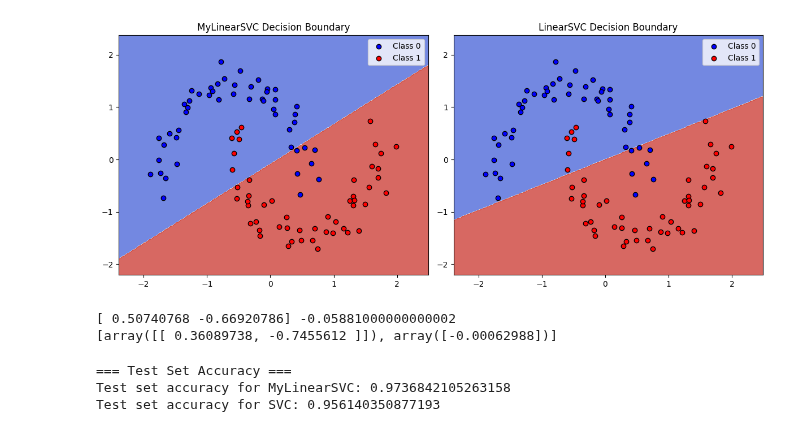
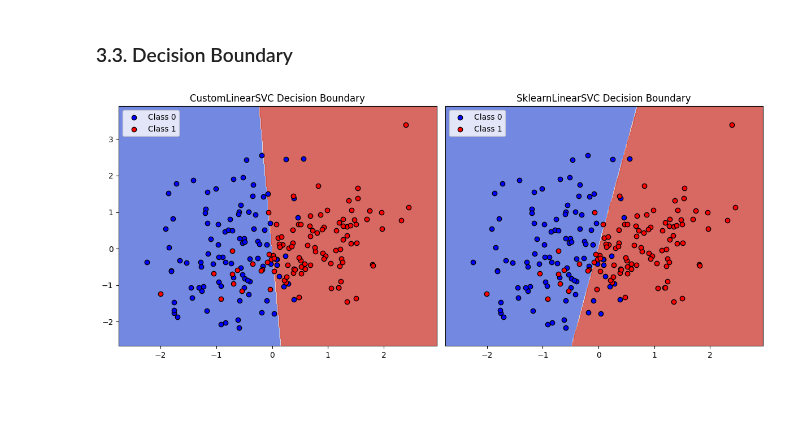
Before and after one commit to EyadMostafa/ml-from-scratch, a Jupyter notebook: notebooks/linear_svc.ipynb, the cells around one changed output. Cells and saved outputs as stored; diff of their text form; code cells hidden in the pictures; blank space fills up the shorter version.

Commit message:
Added evaluation and visualization function to utils.helpers, made a notebook template, and updated the notebooks of LinearSVC and KernelizedSVC

```diff
--- a/notebooks/linear_svc.ipynb
+++ b/notebooks/linear_svc.ipynb
@@ -33,0 +18,16 @@ LinearSVC accuracy: 0.87
+# %%
+# Synthetic dataset for visual decision boundary evaluation
+X_vis, y_vis = make_classification(n_samples=200, n_features=2, n_informative=2,
+                           n_redundant=0, n_clusters_per_class=1, flip_y=0.01, random_state=42)
+
+
+scaler_blobs = StandardScaler()
+X_vis = scaler_blobs.fit_transform(X_vis)
+
+# Real-world medical dataset (binary classification)
+X_bc, y_bc = load_breast_cancer(return_X_y=True)
+X_train_bc, X_test_bc, y_train_bc, y_test_bc = train_test_split(X_bc, y_bc, test_size=0.2, random_state=42)
+
+scaler_bc = StandardScaler()
+X_train_bc = scaler_bc.fit_transform(X_train_bc)
+X_test_bc = scaler_bc.transform(X_test_bc)
@@ -33,0 +36,9 @@ LinearSVC accuracy: 0.87
+# %%
+csvc = CustomLinearSVC(C=1, learning_rate=1e-6)
+svc = LinearSVC(C=1)
+
+csvc.fit(X_train_bc, y_train_bc)
+svc.fit(X_train_bc, y_train_bc)
+
+train_time(csvc, X_train_bc, y_train_bc)
+train_time(svc, X_train_bc, y_train_bc)
@@ -34,39 +76,15 @@ LinearSVC accuracy: 0.87
+# %% [markdown]
+### 3.3. Decision Boundary
 # %%
-fig, (ax1, ax2) = plt.subplots(1, 2, figsize=(12, 5))
-plot_decision_boundary(csvc, X, y, ax1, "MyLinearSVC Decision Boundary")
-plot_decision_boundary(svc, X, y, ax2, "LinearSVC Decision Boundary")
+csvc.fit(X_vis, y_vis)
+svc.fit(X_vis, y_vis)
+
+fig, (ax1, ax2) = plt.subplots(1,2,figsize=(12, 5))
+
+plot_decision_boundary(svc, X_vis, y_vis, ax2, title="SklearnLinearSVC Decision Boundary", yvisible=False)
+plot_decision_boundary(csvc, X_vis, y_vis, ax1, title="CustomLinearSVC Decision Boundary")
+
 plt.tight_layout()
+plt.show()
 # %% [output]
-[figure, old version]
+[figure, new version]
-# %%
-print(csvc.get_params()['w'], csvc.get_params()['b'])
-print([svc.coef_, svc.intercept_])
-# %% [output]
-[ 0.50740768 -0.66920786] -0.05881000000000002
-[array([[ 0.36089738, -0.7455612 ]]), array([-0.00062988])]
-# %%
-data = load_breast_cancer()
-
-X = data.data
-y = data.target
-
-X_scaled = scaler.fit_transform(X)
-
-X_train, X_test, y_train, y_test = train_test_split(X_scaled, y, test_size=0.2, random_state=42)
-
-csvc = MyLinearSVC(C=1.0, learning_rate=1e-5)
-svc = LinearSVC(C=1.0)
-
-csvc.fit(X_train, y_train)
-svc.fit(X_train, y_train)
-
-y_pred_csvc = csvc.predict(X_test)
-y_pred_svc = svc.predict(X_test)
-
-print("=== Test Set Accuracy ===")
-print("Test set accuracy for MyLinearSVC:", accuracy_score(y_test, y_pred_csvc))
-print("Test set accuracy for SVC:", accuracy_score(y_test, y_pred_svc))
-# %% [output]
-=== Test Set Accuracy ===
-Test set accuracy for MyLinearSVC: 0.9736842105263158
-Test set accuracy for SVC: 0.956140350877193
```
Also changed, not shown: parts of 14 cells of this notebook, 5 other files.
